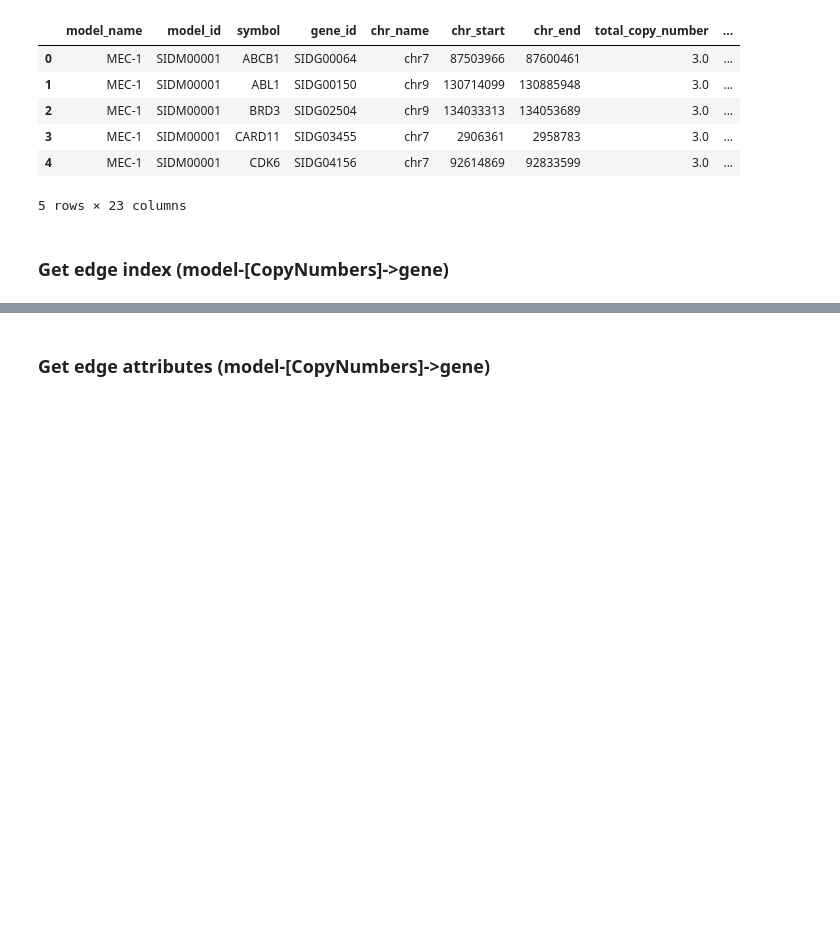
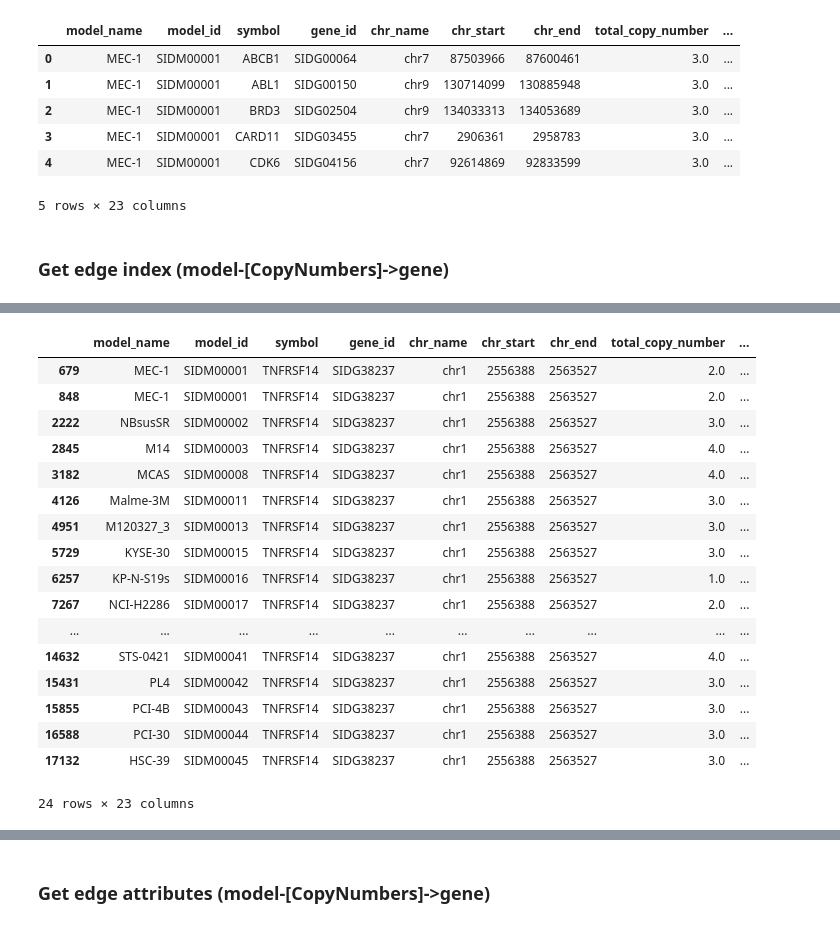
Before and after one commit to danielwalke/drug_efficiency, a Jupyter notebook: StandardAnalysis.ipynb, the cells around one changed output, grey strips where cells are left out. Drawn from its saved outputs; the diff is of its cells as text; code cells hidden in the pictures; blank space fills up the shorter version.

```diff
--- a/StandardAnalysis.ipynb
+++ b/StandardAnalysis.ipynb
@@ -215,0 +288,21 @@ model_to_gene_copy_number_edge_index.shape
+# %%
+copy_numbers[copy_numbers["symbol"] == "TNFRSF14"].head(24)
+# %% [output]
+|  | model_name | model_id | symbol | gene_id | chr_name | chr_start | chr_end | total_copy_number | ... |
+| 679 | MEC-1 | SIDM00001 | TNFRSF14 | SIDG38237 | chr1 | 2556388 | 2563527 | 2.0 | ... |
+| 848 | MEC-1 | SIDM00001 | TNFRSF14 | SIDG38237 | chr1 | 2556388 | 2563527 | 2.0 | ... |
+| 2222 | NBsusSR | SIDM00002 | TNFRSF14 | SIDG38237 | chr1 | 2556388 | 2563527 | 3.0 | ... |
+| 2845 | M14 | SIDM00003 | TNFRSF14 | SIDG38237 | chr1 | 2556388 | 2563527 | 4.0 | ... |
+| 3182 | MCAS | SIDM00008 | TNFRSF14 | SIDG38237 | chr1 | 2556388 | 2563527 | 4.0 | ... |
+| 4126 | Malme-3M | SIDM00011 | TNFRSF14 | SIDG38237 | chr1 | 2556388 | 2563527 | 3.0 | ... |
+| 4951 | M120327_3 | SIDM00013 | TNFRSF14 | SIDG38237 | chr1 | 2556388 | 2563527 | 3.0 | ... |
+| 5729 | KYSE-30 | SIDM00015 | TNFRSF14 | SIDG38237 | chr1 | 2556388 | 2563527 | 3.0 | ... |
+| 6257 | KP-N-S19s | SIDM00016 | TNFRSF14 | SIDG38237 | chr1 | 2556388 | 2563527 | 1.0 | ... |
+| 7267 | NCI-H2286 | SIDM00017 | TNFRSF14 | SIDG38237 | chr1 | 2556388 | 2563527 | 2.0 | ... |
+| ... | ... | ... | ... | ... | ... | ... | ... | ... | ... |
+| 14632 | STS-0421 | SIDM00041 | TNFRSF14 | SIDG38237 | chr1 | 2556388 | 2563527 | 4.0 | ... |
+| 15431 | PL4 | SIDM00042 | TNFRSF14 | SIDG38237 | chr1 | 2556388 | 2563527 | 3.0 | ... |
+| 15855 | PCI-4B | SIDM00043 | TNFRSF14 | SIDG38237 | chr1 | 2556388 | 2563527 | 3.0 | ... |
+| 16588 | PCI-30 | SIDM00044 | TNFRSF14 | SIDG38237 | chr1 | 2556388 | 2563527 | 3.0 | ... |
+| 17132 | HSC-39 | SIDM00045 | TNFRSF14 | SIDG38237 | chr1 | 2556388 | 2563527 | 3.0 | ... |
+24 rows × 23 columns
```
Also changed, not shown: parts of 115 cells of this notebook, 4 other files.
